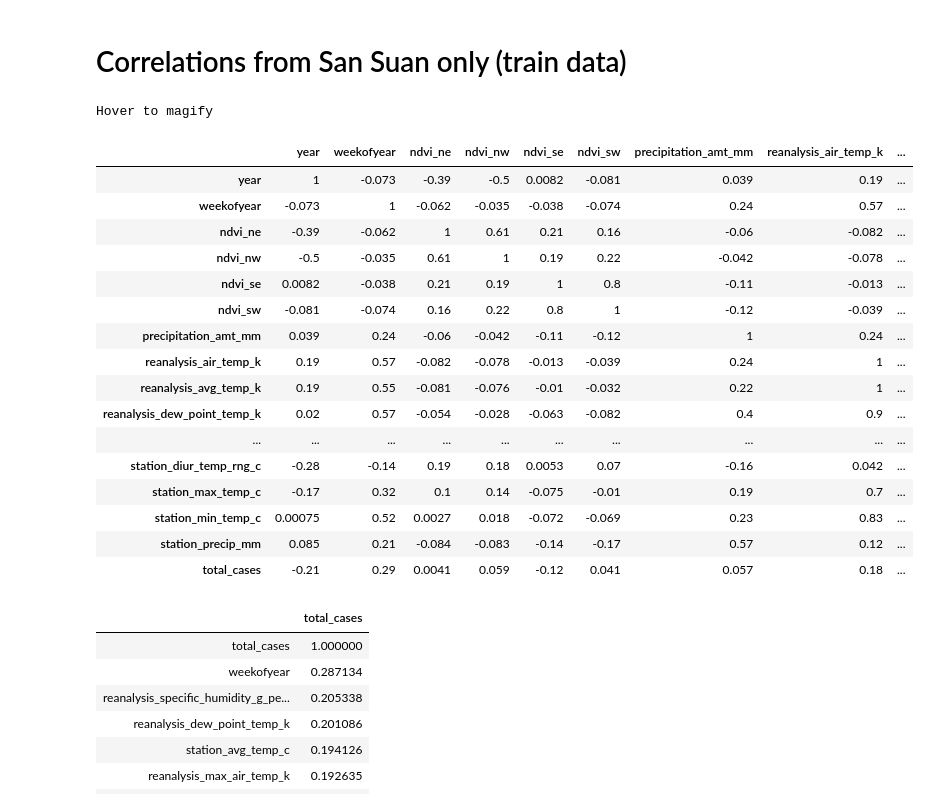
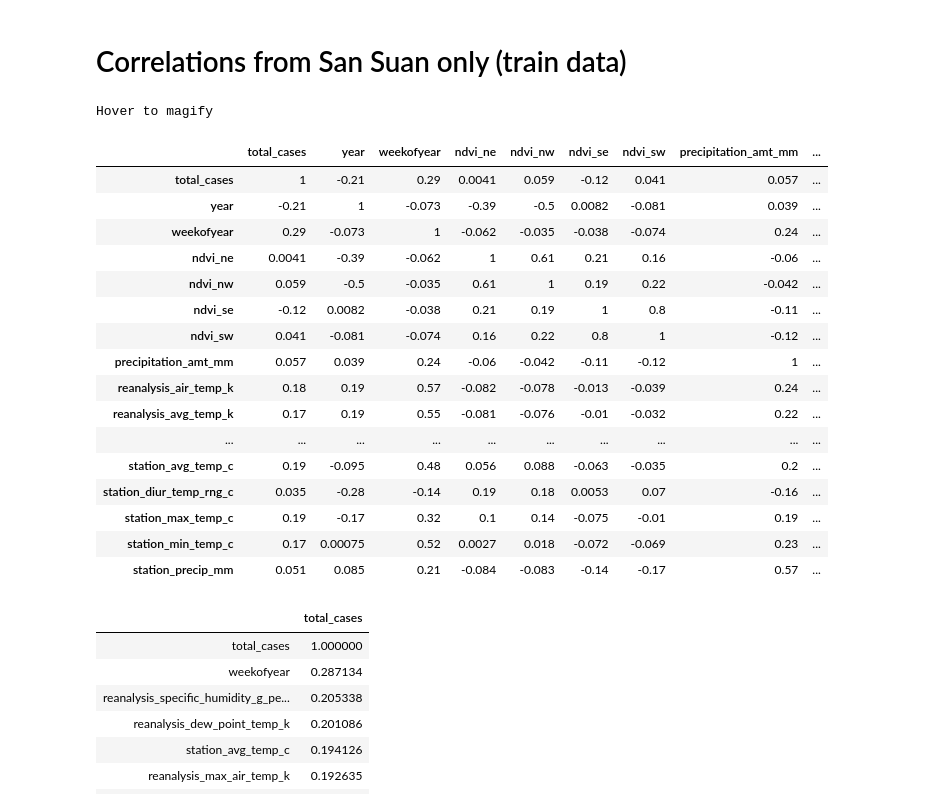
Before and after one commit to jisanos/DengAIProject, a Jupyter notebook: Final_Proyect_Script.ipynb, the cells around one changed output. Saved outputs shown, nothing was run; the diff lists cells and outputs as text; code cells hidden in the pictures.

```diff
--- a/Final_Proyect_Script.ipynb
+++ b/Final_Proyect_Script.ipynb
@@ -248,34 +258,34 @@ all_data.head()
 # %%
 sj_train_data = all_data[(all_data['city']=='sj') & (all_data['set_type'] == 'train')]
 
-sjcorr = sj_train_data.corr()
+sjcorr = sj_train_data[sj_train_data.columns.tolist()[-2:] + sj_train_data.columns.tolist()[:-2]].corr()
 
 cmap = sns.diverging_palette(5, 250, as_cmap=True)
 
 sjcorr.style.background_gradient(cmap, axis=1)\
     .set_properties(**{'max-width': '80px', 'font-size': '10pt'})\
     .set_caption("Hover to magify")\
     .set_precision(2)\
     .set_table_styles(magnify()) #check other_Methods_and_Classes.py
 # %% [output]
 Hover to magify
-|  | year | weekofyear | ndvi_ne | ndvi_nw | ndvi_se | ndvi_sw | precipitation_amt_mm | reanalysis_air_temp_k | ... |
-| year | 1 | -0.073 | -0.39 | -0.5 | 0.0082 | -0.081 | 0.039 | 0.19 | ... |
-| weekofyear | -0.073 | 1 | -0.062 | -0.035 | -0.038 | -0.074 | 0.24 | 0.57 | ... |
-| ndvi_ne | -0.39 | -0.062 | 1 | 0.61 | 0.21 | 0.16 | -0.06 | -0.082 | ... |
-| ndvi_nw | -0.5 | -0.035 | 0.61 | 1 | 0.19 | 0.22 | -0.042 | -0.078 | ... |
-| ndvi_se | 0.0082 | -0.038 | 0.21 | 0.19 | 1 | 0.8 | -0.11 | -0.013 | ... |
-| ndvi_sw | -0.081 | -0.074 | 0.16 | 0.22 | 0.8 | 1 | -0.12 | -0.039 | ... |
-| precipitation_amt_mm | 0.039 | 0.24 | -0.06 | -0.042 | -0.11 | -0.12 | 1 | 0.24 | ... |
-| reanalysis_air_temp_k | 0.19 | 0.57 | -0.082 | -0.078 | -0.013 | -0.039 | 0.24 | 1 | ... |
-| reanalysis_avg_temp_k | 0.19 | 0.55 | -0.081 | -0.076 | -0.01 | -0.032 | 0.22 | 1 | ... |
-| reanalysis_dew_point_temp_k | 0.02 | 0.57 | -0.054 | -0.028 | -0.063 | -0.082 | 0.4 | 0.9 | ... |
+|  | total_cases | year | weekofyear | ndvi_ne | ndvi_nw | ndvi_se | ndvi_sw | precipitation_amt_mm | ... |
+| total_cases | 1 | -0.21 | 0.29 | 0.0041 | 0.059 | -0.12 | 0.041 | 0.057 | ... |
+| year | -0.21 | 1 | -0.073 | -0.39 | -0.5 | 0.0082 | -0.081 | 0.039 | ... |
+| weekofyear | 0.29 | -0.073 | 1 | -0.062 | -0.035 | -0.038 | -0.074 | 0.24 | ... |
+| ndvi_ne | 0.0041 | -0.39 | -0.062 | 1 | 0.61 | 0.21 | 0.16 | -0.06 | ... |
+| ndvi_nw | 0.059 | -0.5 | -0.035 | 0.61 | 1 | 0.19 | 0.22 | -0.042 | ... |
+| ndvi_se | -0.12 | 0.0082 | -0.038 | 0.21 | 0.19 | 1 | 0.8 | -0.11 | ... |
+| ndvi_sw | 0.041 | -0.081 | -0.074 | 0.16 | 0.22 | 0.8 | 1 | -0.12 | ... |
+| precipitation_amt_mm | 0.057 | 0.039 | 0.24 | -0.06 | -0.042 | -0.11 | -0.12 | 1 | ... |
+| reanalysis_air_temp_k | 0.18 | 0.19 | 0.57 | -0.082 | -0.078 | -0.013 | -0.039 | 0.24 | ... |
+| reanalysis_avg_temp_k | 0.17 | 0.19 | 0.55 | -0.081 | -0.076 | -0.01 | -0.032 | 0.22 | ... |
 | ... | ... | ... | ... | ... | ... | ... | ... | ... | ... |
-| station_diur_temp_rng_c | -0.28 | -0.14 | 0.19 | 0.18 | 0.0053 | 0.07 | -0.16 | 0.042 | ... |
-| station_max_temp_c | -0.17 | 0.32 | 0.1 | 0.14 | -0.075 | -0.01 | 0.19 | 0.7 | ... |
-| station_min_temp_c | 0.00075 | 0.52 | 0.0027 | 0.018 | -0.072 | -0.069 | 0.23 | 0.83 | ... |
-| station_precip_mm | 0.085 | 0.21 | -0.084 | -0.083 | -0.14 | -0.17 | 0.57 | 0.12 | ... |
-| total_cases | -0.21 | 0.29 | 0.0041 | 0.059 | -0.12 | 0.041 | 0.057 | 0.18 | ... |
+| station_avg_temp_c | 0.19 | -0.095 | 0.48 | 0.056 | 0.088 | -0.063 | -0.035 | 0.2 | ... |
+| station_diur_temp_rng_c | 0.035 | -0.28 | -0.14 | 0.19 | 0.18 | 0.0053 | 0.07 | -0.16 | ... |
+| station_max_temp_c | 0.19 | -0.17 | 0.32 | 0.1 | 0.14 | -0.075 | -0.01 | 0.19 | ... |
+| station_min_temp_c | 0.17 | 0.00075 | 0.52 | 0.0027 | 0.018 | -0.072 | -0.069 | 0.23 | ... |
+| station_precip_mm | 0.051 | 0.085 | 0.21 | -0.084 | -0.083 | -0.14 | -0.17 | 0.57 | ... |
 # %%
 sjcorr[['total_cases']].sort_values(by='total_cases', ascending=False)
 # %% [output]
```
Also changed, not shown: parts of 12 cells of this notebook.
